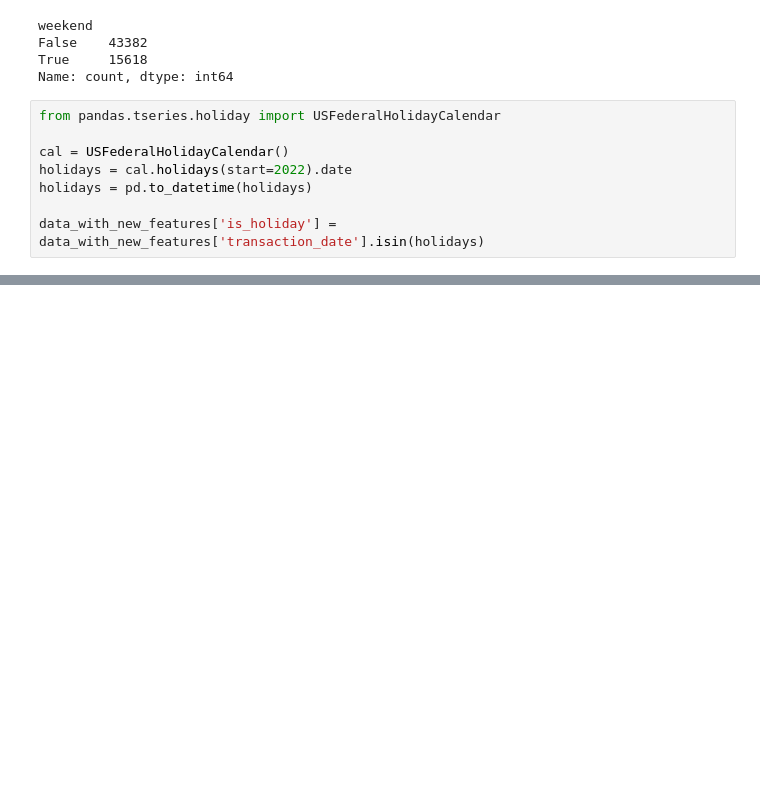
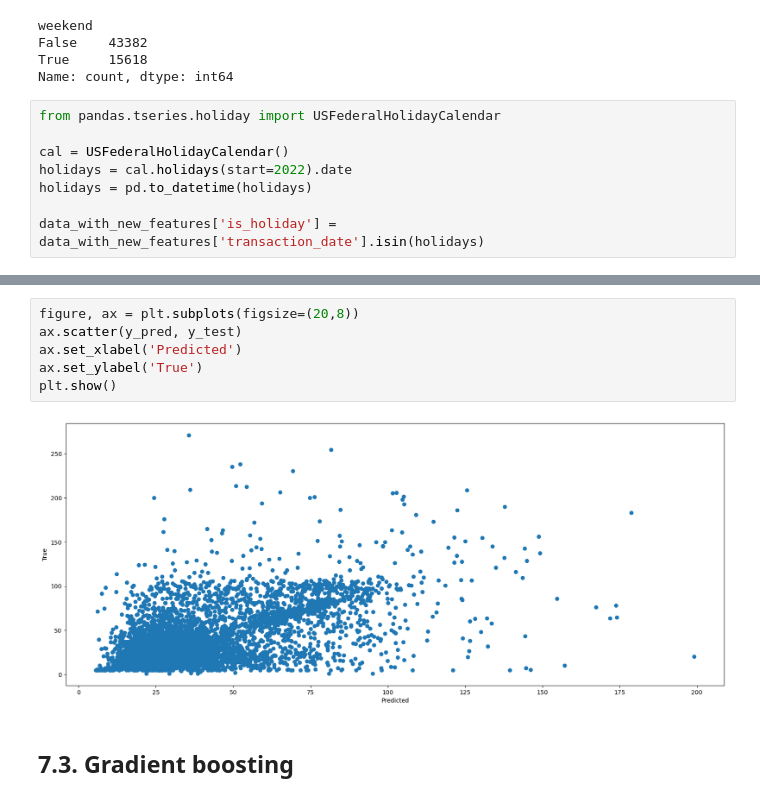
Before and after one commit to danielcamacho9712/Machine-Learning-Project, a Jupyter notebook: NY_yellow-taxis.ipynb, the cells around one changed output, grey strips where cells are left out. Cells and saved outputs as stored; diff of their text form; blank space fills up the shorter version.

```diff
--- a/NY_yellow-taxis.ipynb
+++ b/NY_yellow-taxis.ipynb
@@ -377,0 +458,10 @@ data_with_new_features
+# %%
+figure, ax = plt.subplots(figsize=(20,8))
+ax.scatter(y_pred, y_test)
+ax.set_xlabel('Predicted')
+ax.set_ylabel('True')
+plt.show()
+# %% [output]
+[figure, added]
+# %% [markdown]
+## 7.3. Gradient boosting
```
Also changed, not shown: parts of 35 cells of this notebook.
